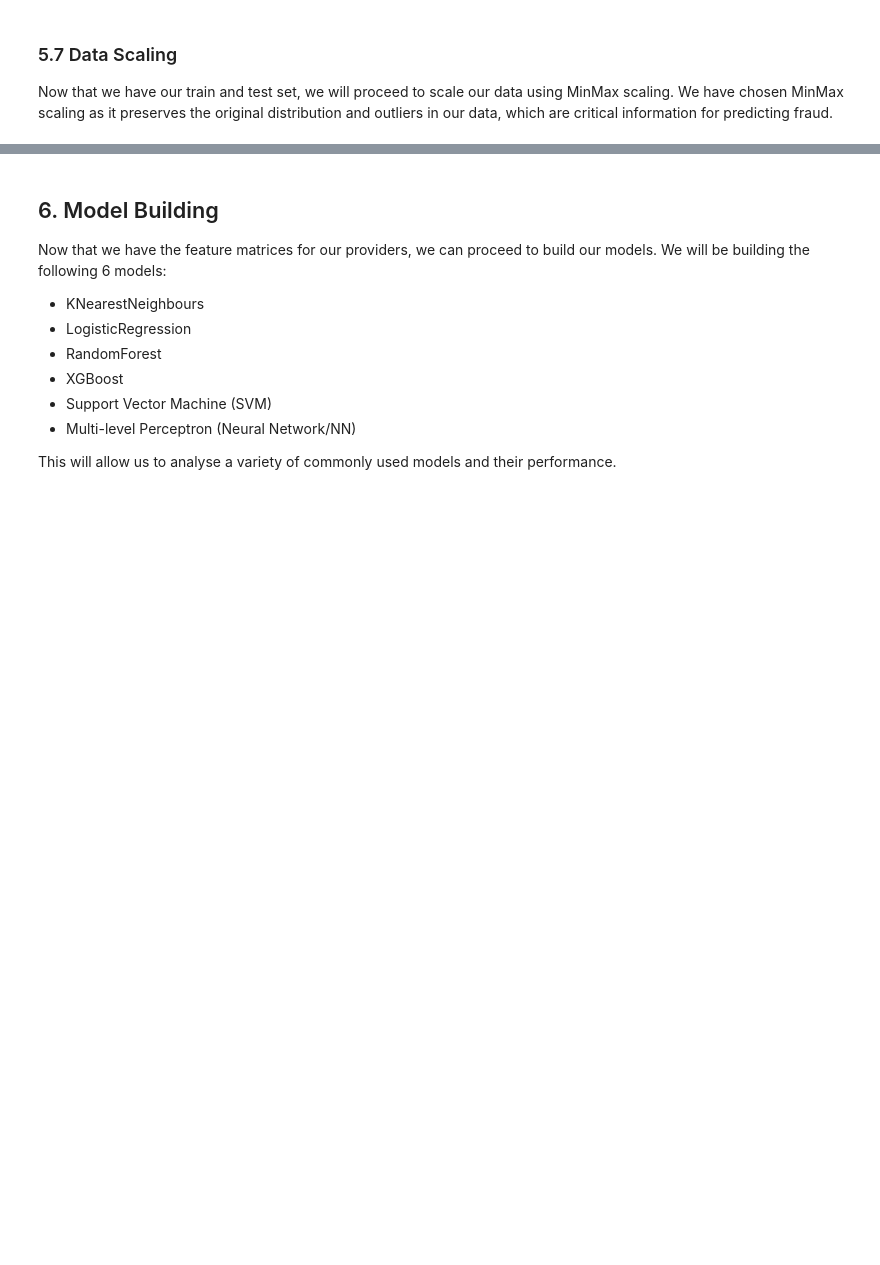
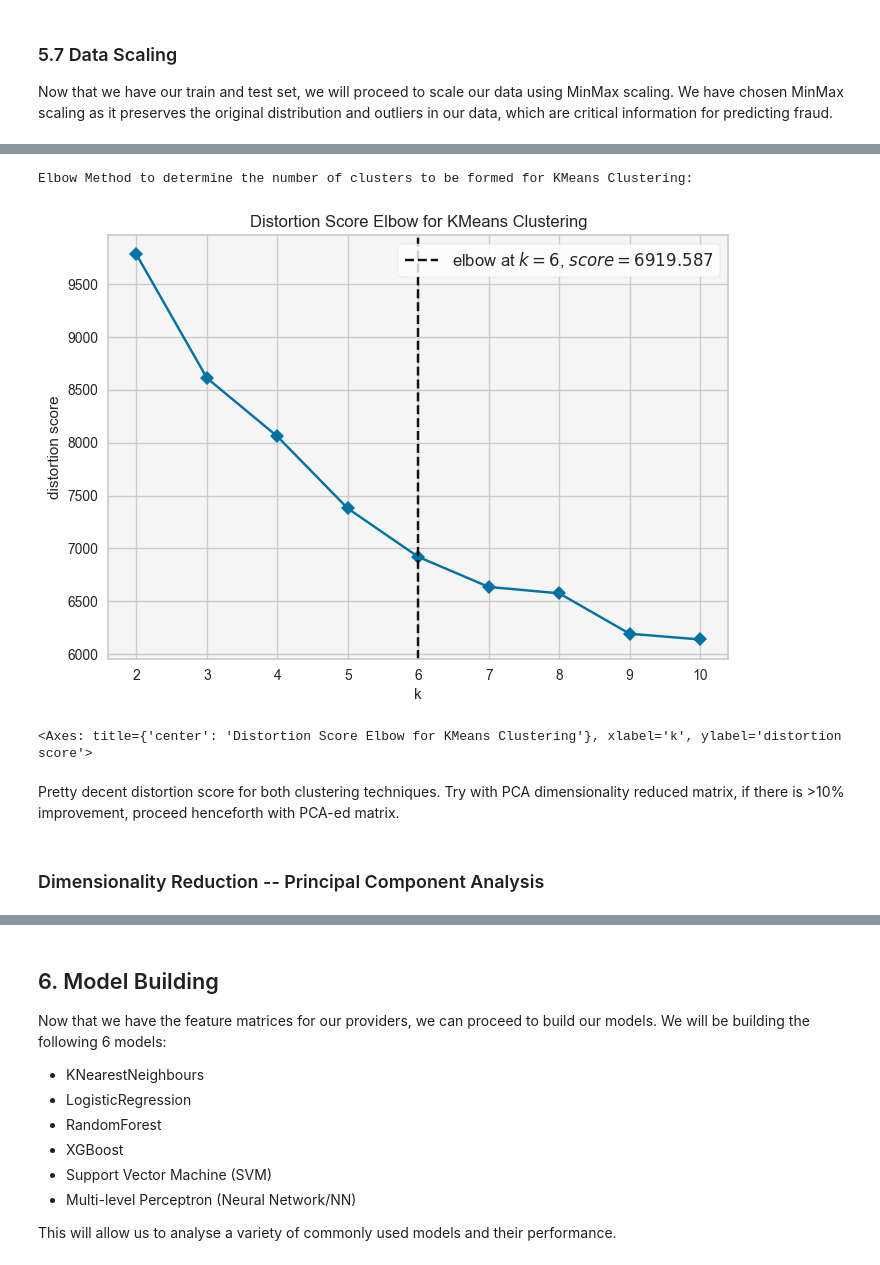
Before and after one commit to HiredOne/BT4012_G7, a Jupyter notebook: BT4012_Group_7_Medical_Provider_Fraud_Detection.ipynb, the cells around one changed output, grey strips where cells are left out. Saved outputs shown, nothing was run; the diff lists cells and outputs as text; code cells hidden in the pictures; blank space fills up the shorter version.

Commit message:
KMeans Updated

```diff
--- a/BT4012_Group_7_Medical_Provider_Fraud_Detection.ipynb
+++ b/BT4012_Group_7_Medical_Provider_Fraud_Detection.ipynb
@@ -1044,0 +1099,21 @@ X_test[cols_to_scale] = minmaxScaler.transform(X_test[cols_to_scale])
+# %%
+print('Elbow Method to determine the number of clusters to be formed for KMeans Clustering:')
+Elbow_M = KElbowVisualizer(
+    KMeans(n_init='auto'),
+    locate_elbow=True,
+    timings=False,
+)
+
+# Set a different background color (e.g., light gray)
+Elbow_M.ax.set_facecolor("#F5F5F5")
+
+Elbow_M.fit(X_train)
+Elbow_M.show()
+# %% [output]
+Elbow Method to determine the number of clusters to be formed for KMeans Clustering:
+[figure, added]
+<Axes: title={'center': 'Distortion Score Elbow for KMeans Clustering'}, xlabel='k', ylabel='distortion score'>
+# %% [markdown]
+Pretty decent distortion score for both clustering techniques. Try with PCA dimensionality reduced matrix, if there is >10% improvement, proceed henceforth with PCA-ed matrix.
+# %% [markdown]
+### Dimensionality Reduction -- Principal Component Analysis
```
Also changed, not shown: parts of 279 cells of this notebook.
